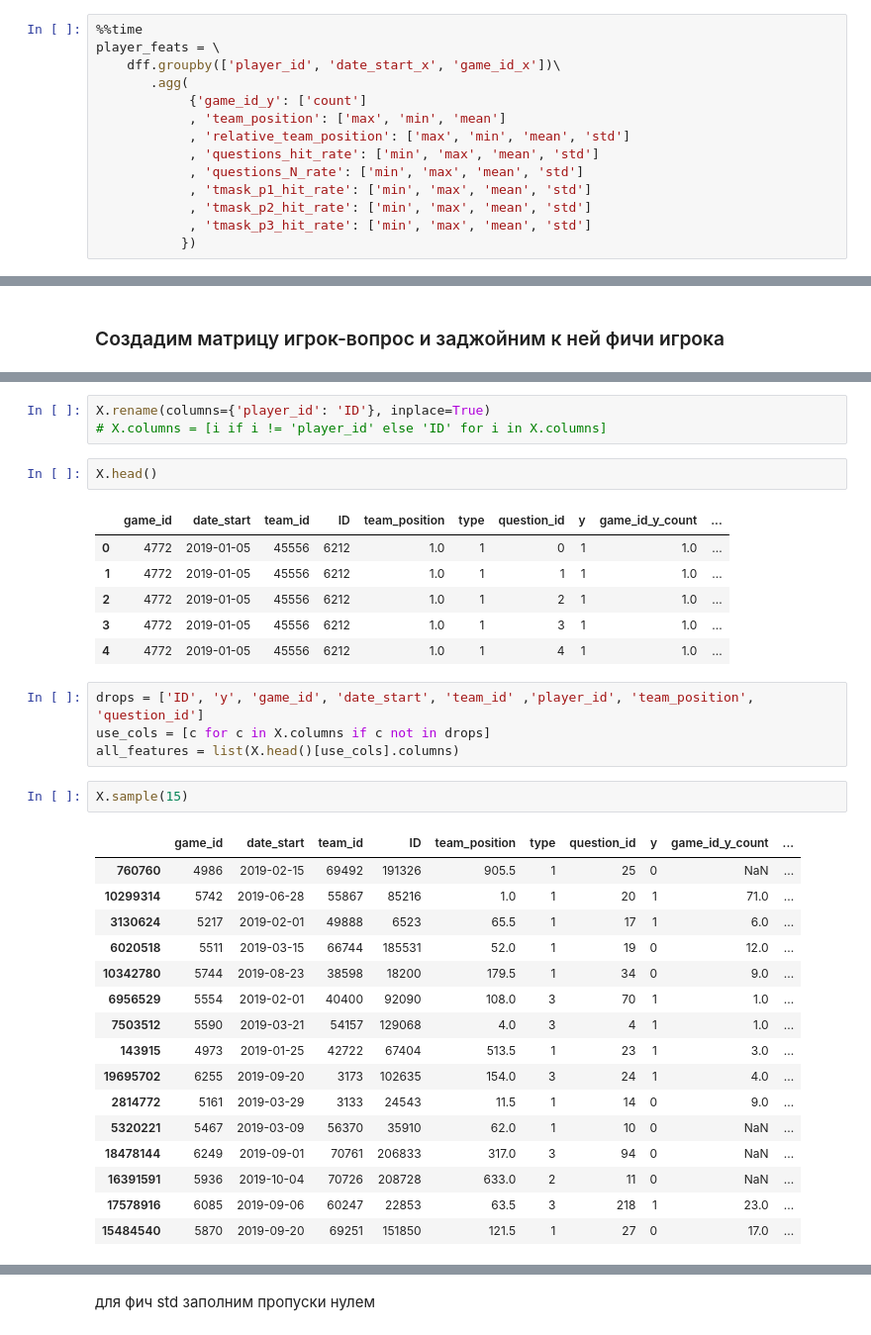
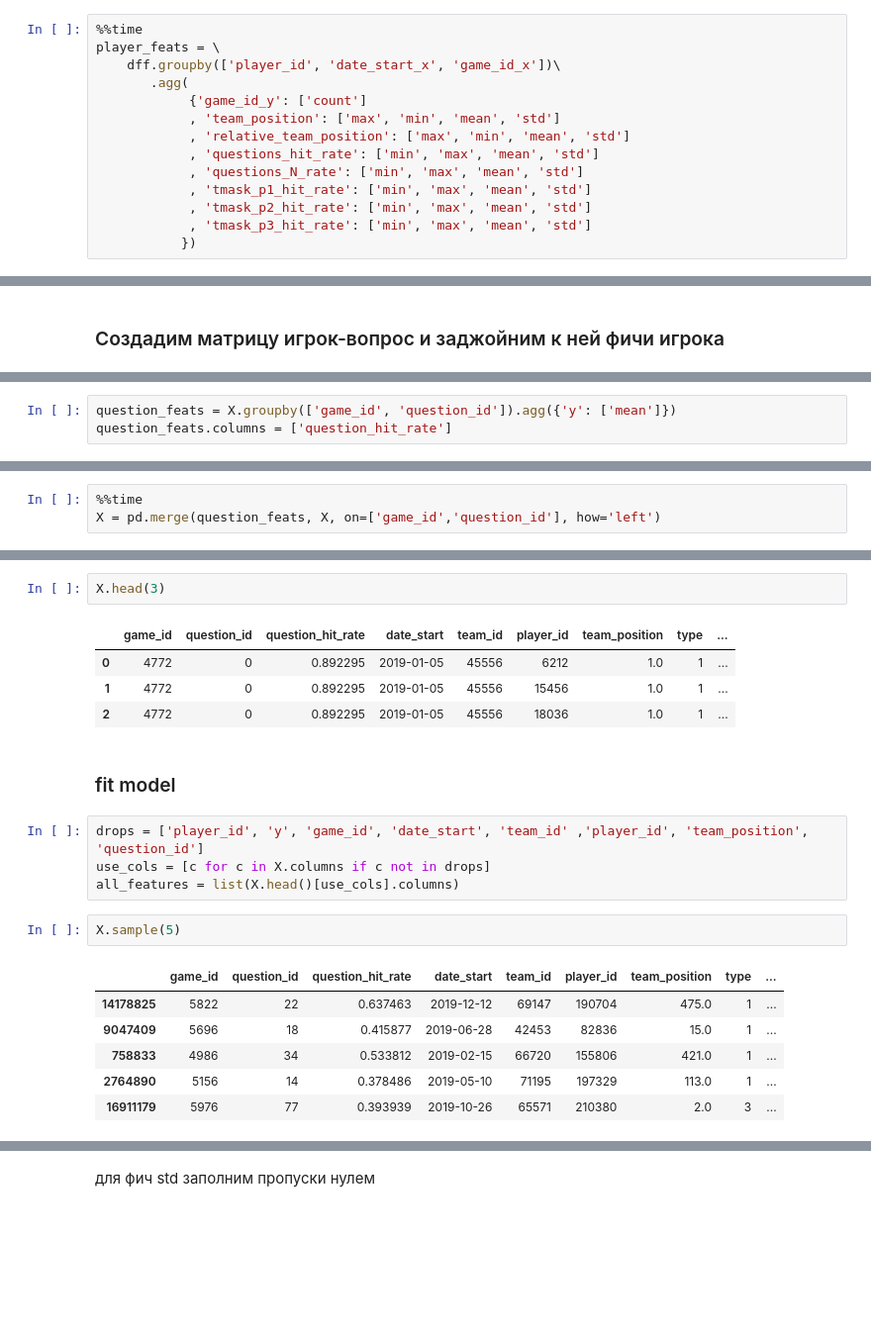
Before and after one commit to spin-to-win/ml_made, a Jupyter notebook: solution_hw2.ipynb, the cells around one changed output, grey strips where cells are left out. Shown at 99% size. Saved outputs shown, nothing was run; the diff lists cells and outputs as text; blank space fills up the shorter version.

```diff
--- a/solution_hw2.ipynb
+++ b/solution_hw2.ipynb
@@ -342,7 +297,7 @@ player_feats = \
     dff.groupby(['player_id', 'date_start_x', 'game_id_x'])\
        .agg(
             {'game_id_y': ['count']
-            , 'team_position': ['max', 'min', 'mean']
+            , 'team_position': ['max', 'min', 'mean', 'std']
             , 'relative_team_position': ['max', 'min', 'mean', 'std']
             , 'questions_hit_rate': ['min', 'max', 'mean', 'std']
             , 'questions_N_rate': ['min', 'max', 'mean', 'std']
@@ -431,0 +351,3 @@ import gc; gc.collect()
+# %%
+question_feats = X.groupby(['game_id', 'question_id']).agg({'y': ['mean']})
+question_feats.columns = ['question_hit_rate']
@@ -431,0 +360,3 @@ import gc; gc.collect()
+# %%
+%%time
+X = pd.merge(question_feats, X, on=['game_id','question_id'], how='left')
@@ -436,35 +370,22 @@ X.shape
-# %%
-X.rename(columns={'player_id': 'ID'}, inplace=True)
-# X.columns = [i if i != 'player_id' else 'ID' for i in X.columns]
 # %%
-X.head()
+X.head(3)
 # %% [output]
-|  | game_id | date_start | team_id | ID | team_position | type | question_id | y | game_id_y_count | ... |
-| 0 | 4772 | 2019-01-05 | 45556 | 6212 | 1.0 | 1 | 0 | 1 | 1.0 | ... |
-| 1 | 4772 | 2019-01-05 | 45556 | 6212 | 1.0 | 1 | 1 | 1 | 1.0 | ... |
-| 2 | 4772 | 2019-01-05 | 45556 | 6212 | 1.0 | 1 | 2 | 1 | 1.0 | ... |
-| 3 | 4772 | 2019-01-05 | 45556 | 6212 | 1.0 | 1 | 3 | 1 | 1.0 | ... |
-| 4 | 4772 | 2019-01-05 | 45556 | 6212 | 1.0 | 1 | 4 | 1 | 1.0 | ... |
+|  | game_id | question_id | question_hit_rate | date_start | team_id | player_id | team_position | type | ... |
+| 0 | 4772 | 0 | 0.892295 | 2019-01-05 | 45556 | 6212 | 1.0 | 1 | ... |
+| 1 | 4772 | 0 | 0.892295 | 2019-01-05 | 45556 | 15456 | 1.0 | 1 | ... |
+| 2 | 4772 | 0 | 0.892295 | 2019-01-05 | 45556 | 18036 | 1.0 | 1 | ... |
+# %% [markdown]
+### fit model
 # %%
-drops = ['ID', 'y', 'game_id', 'date_start', 'team_id' ,'player_id', 'team_position', 'question_id']
+drops = ['player_id', 'y', 'game_id', 'date_start', 'team_id' ,'player_id', 'team_position', 'question_id']
 use_cols = [c for c in X.columns if c not in drops]
 all_features = list(X.head()[use_cols].columns)
 # %%
-X.sample(15)
+X.sample(5)
 # %% [output]
-|  | game_id | date_start | team_id | ID | team_position | type | question_id | y | game_id_y_count | ... |
-| 760760 | 4986 | 2019-02-15 | 69492 | 191326 | 905.5 | 1 | 25 | 0 | NaN | ... |
-| 10299314 | 5742 | 2019-06-28 | 55867 | 85216 | 1.0 | 1 | 20 | 1 | 71.0 | ... |
-| 3130624 | 5217 | 2019-02-01 | 49888 | 6523 | 65.5 | 1 | 17 | 1 | 6.0 | ... |
-| 6020518 | 5511 | 2019-03-15 | 66744 | 185531 | 52.0 | 1 | 19 | 0 | 12.0 | ... |
-| 10342780 | 5744 | 2019-08-23 | 38598 | 18200 | 179.5 | 1 | 34 | 0 | 9.0 | ... |
-| 6956529 | 5554 | 2019-02-01 | 40400 | 92090 | 108.0 | 3 | 70 | 1 | 1.0 | ... |
-| 7503512 | 5590 | 2019-03-21 | 54157 | 129068 | 4.0 | 3 | 4 | 1 | 1.0 | ... |
-| 143915 | 4973 | 2019-01-25 | 42722 | 67404 | 513.5 | 1 | 23 | 1 | 3.0 | ... |
-| 19695702 | 6255 | 2019-09-20 | 3173 | 102635 | 154.0 | 3 | 24 | 1 | 4.0 | ... |
-| 2814772 | 5161 | 2019-03-29 | 3133 | 24543 | 11.5 | 1 | 14 | 0 | 9.0 | ... |
-| 5320221 | 5467 | 2019-03-09 | 56370 | 35910 | 62.0 | 1 | 10 | 0 | NaN | ... |
-| 18478144 | 6249 | 2019-09-01 | 70761 | 206833 | 317.0 | 3 | 94 | 0 | NaN | ... |
-| 16391591 | 5936 | 2019-10-04 | 70726 | 208728 | 633.0 | 2 | 11 | 0 | NaN | ... |
-| 17578916 | 6085 | 2019-09-06 | 60247 | 22853 | 63.5 | 3 | 218 | 1 | 23.0 | ... |
-| 15484540 | 5870 | 2019-09-20 | 69251 | 151850 | 121.5 | 1 | 27 | 0 | 17.0 | ... |
+|  | game_id | question_id | question_hit_rate | date_start | team_id | player_id | team_position | type | ... |
+| 14178825 | 5822 | 22 | 0.637463 | 2019-12-12 | 69147 | 190704 | 475.0 | 1 | ... |
+| 9047409 | 5696 | 18 | 0.415877 | 2019-06-28 | 42453 | 82836 | 15.0 | 1 | ... |
+| 758833 | 4986 | 34 | 0.533812 | 2019-02-15 | 66720 | 155806 | 421.0 | 1 | ... |
+| 2764890 | 5156 | 14 | 0.378486 | 2019-05-10 | 71195 | 197329 | 113.0 | 1 | ... |
+| 16911179 | 5976 | 77 | 0.393939 | 2019-10-26 | 65571 | 210380 | 2.0 | 3 | ... |
```
Also changed, not shown: parts of 85 cells of this notebook.
